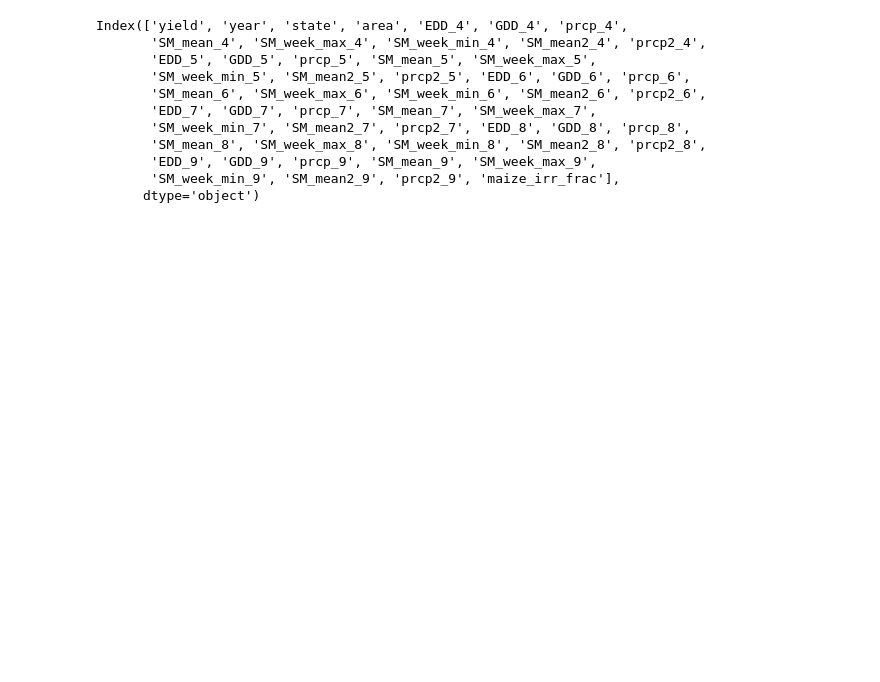
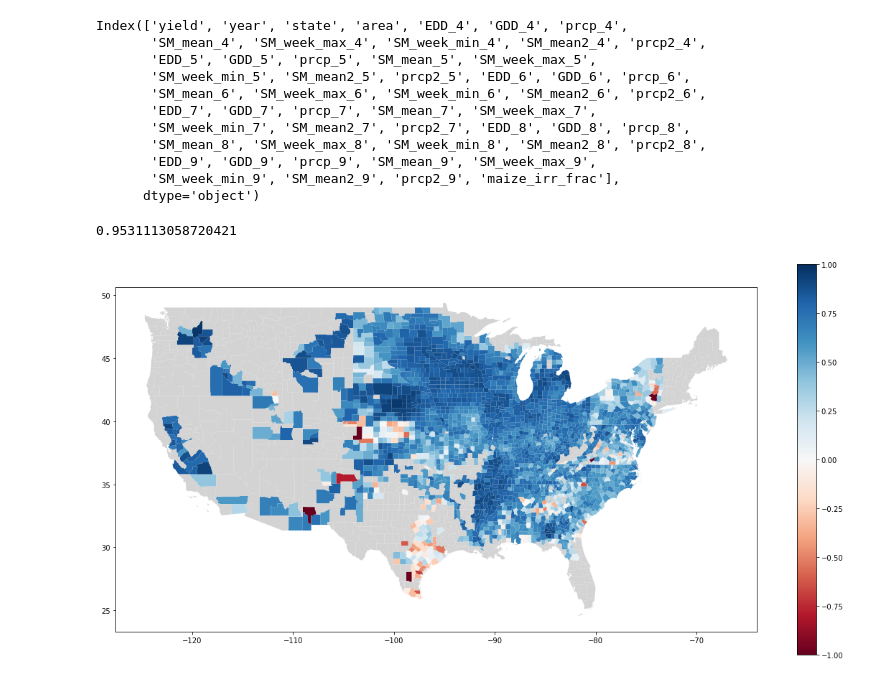
Before and after one commit to david0811/SIMLES_project_CornModel, a Jupyter notebook: SIMLES_project.ipynb, the cells around one changed output. Drawn from its saved outputs; the diff is of its cells as text; code cells hidden in the pictures; blank space fills up the shorter version.

```diff
--- a/SIMLES_project.ipynb
+++ b/SIMLES_project.ipynb
@@ -42,15 +50,15 @@ Index(['yield', 'year', 'state', 'area', 'EDD_4', 'GDD_4', 'prcp_4',
       dtype='object')
 # %%
 # Choose subset of predictors
-predictors = ['year',
-              'GDD_4', 'GDD_5', 'GDD_6', 'GDD_7', 'GDD_8', 'GDD_9',
-              'EDD_4', 'EDD_5', 'EDD_6', 'EDD_7', 'EDD_8', 'EDD_9',
-              'prcp_4', 'prcp_5', 'prcp_6', 'prcp_7', 'prcp_8', 'prcp_9',
-              'prcp2_4', 'prcp2_5', 'prcp2_6', 'prcp2_7', 'prcp2_8', 'prcp2_9',
-              'maize_irr_frac']
+predictors = ['year', 'maize_irr_frac',
+              'GDD_4', 'GDD_9',
+              'EDD_8', 'EDD_9']
 # %%
+# Linear model
 results_reg = {}
-results_r2 = {}
+results_reg_r2_5fcv = {}
+
+cv = ShuffleSplit(n_splits=5, test_size=0.3, random_state=0)
 
 for fips in df.index.unique():
     X = df.loc[fips][predictors].to_numpy()
@@ -59,5 +67,23 @@ for fips in df.index.unique():
     if len(y) > 30:
         reg = linear_model.LinearRegression()
         reg.fit(X, y)
-        results_reg.update({fips : reg})
-        results_r2.update({fips : r2_score(y, reg.predict(X))})
+        results_reg.update({fips : reg.coef_})
+        results_reg_r2_5fcv.update({fips : np.mean(cross_val_score(linear_model.LinearRegression(), X, y, cv=cv, scoring='r2'))})
+# %%
+# how many counties show an out-of-sample R2 > 0?
+(np.array(list(results_reg_r2_5fcv.values())) > 0.).mean()
+# %% [output]
+0.9531113058720421
+# %%
+# Merge to plot out of sample R2
+df_results = pd.DataFrame.from_dict(results_reg_r2_5fcv, orient='index', columns = ['R2']).reset_index()
+df_results = pd.merge(geoData, df_results, right_on = 'index', left_on = 'id', how='outer')
+
+# Plot R2
+fig, ax = plt.subplots(figsize=(20,10))
+
+df_results.plot(column = 'R2', ax=ax, legend=True, cmap = 'RdBu', missing_kwds={'color': 'lightgrey'}, vmin=-1., vmax=1.)
+
+plt.show()
+# %% [output]
+[figure, added]
```
Also changed, not shown: parts of 20 cells of this notebook.
